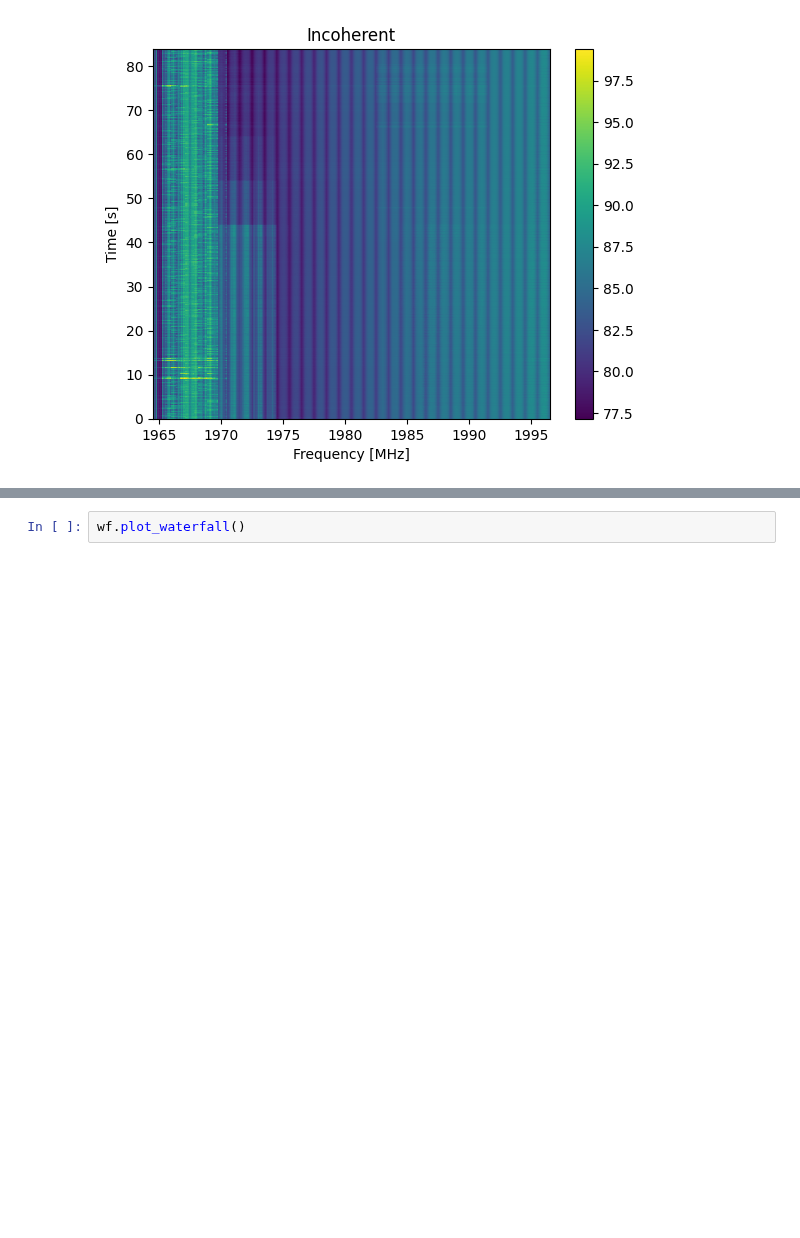
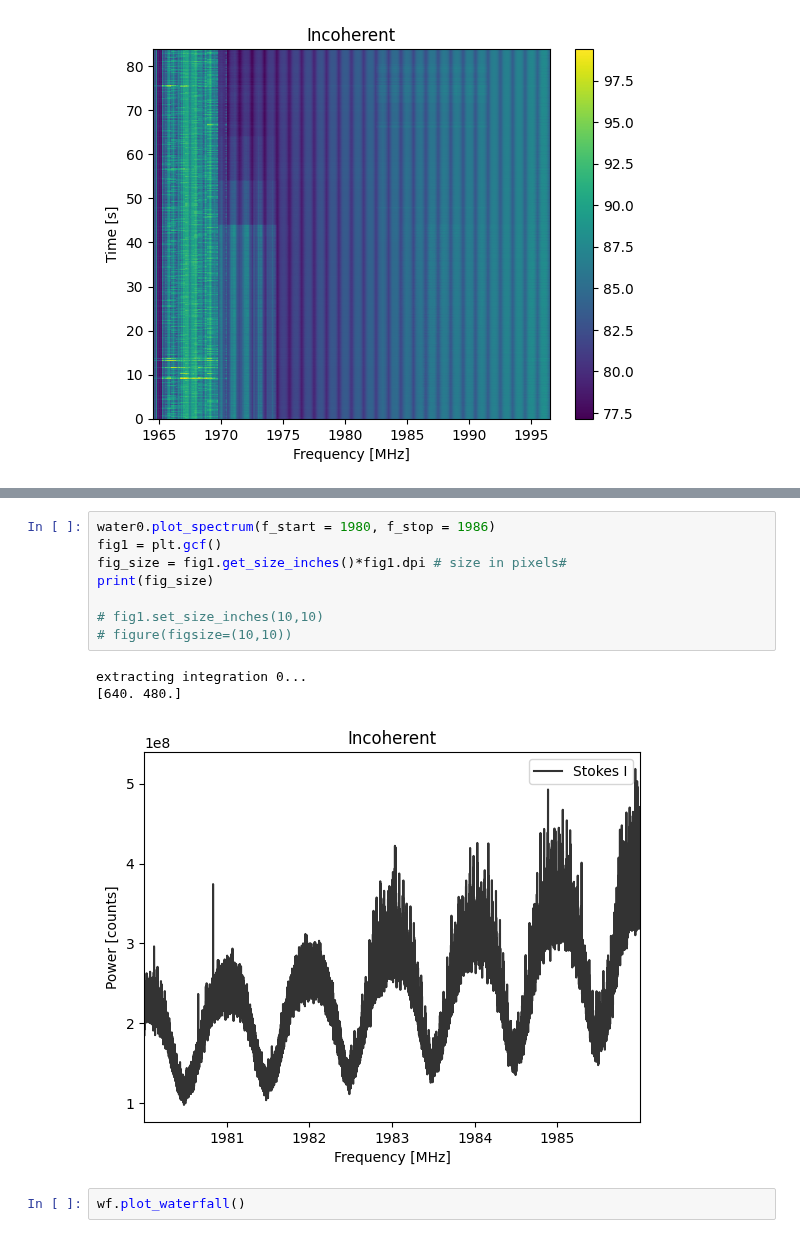
Before and after one commit to jareds-laf/playing-with-cosmic-data, a Jupyter notebook: filterbank/filterbank_kurtosis.ipynb, the cells around one changed output, grey strips where cells are left out. Cells and saved outputs as stored; diff of their text form; blank space fills up the shorter version.

```diff
--- a/filterbank/filterbank_kurtosis.ipynb
+++ b/filterbank/filterbank_kurtosis.ipynb
@@ -273,3 +227,15 @@ plt.ylim([0,0.5*10**11])
+# %%
+water0.plot_spectrum(f_start = 1980, f_stop = 1986)
+fig1 = plt.gcf()
+fig_size = fig1.get_size_inches()*fig1.dpi # size in pixels#
+print(fig_size)
+
+# fig1.set_size_inches(10,10)
+# figure(figsize=(10,10))
+# %% [output]
+extracting integration 0...
+[640. 480.]
+[figure, added]
 # %%
 wf.plot_waterfall()
 # %% [output]
```
Also changed, not shown: parts of 9 cells of this notebook, 4 other files.
